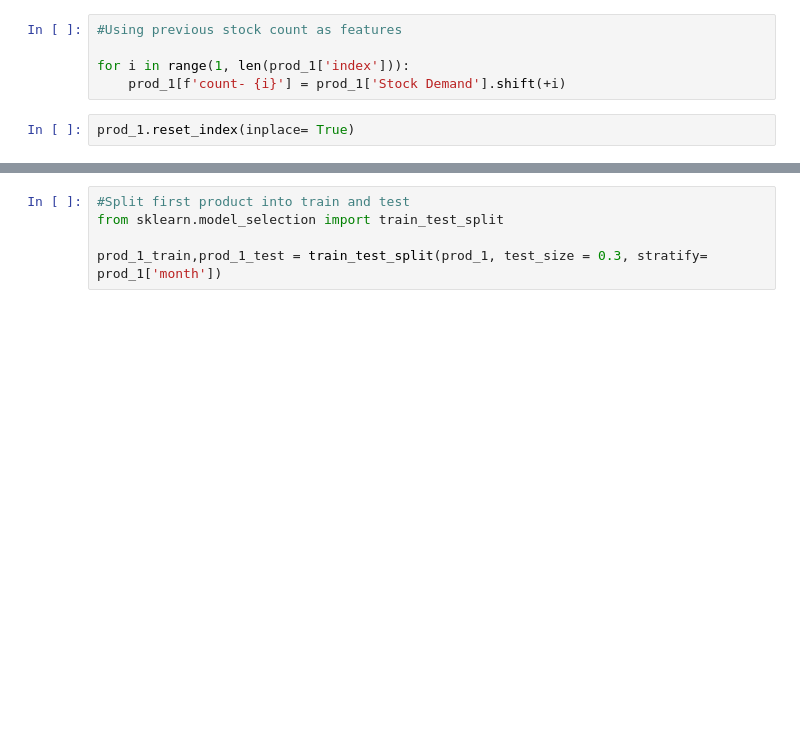
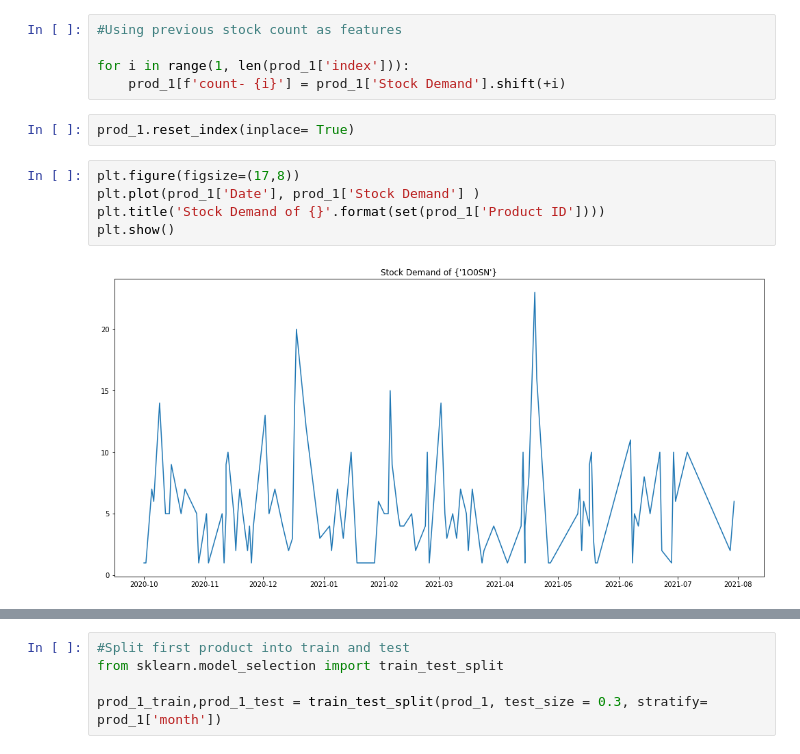
Before and after one commit to Ok3ks/Tabular_data, a Jupyter notebook: pharm.ipynb, the cells around one changed output, grey strips where cells are left out. Saved outputs shown, nothing was run; the diff lists cells and outputs as text; blank space fills up the shorter version.

```diff
--- a/pharm.ipynb
+++ b/pharm.ipynb
@@ -258,3 +258,10 @@ for i in range(1, len(prod_1['index'])):
     prod_1[f'count- {i}'] = prod_1['Stock Demand'].shift(+i)
 # %%
 prod_1.reset_index(inplace= True)
+# %%
+plt.figure(figsize=(17,8))
+plt.plot(prod_1['Date'], prod_1['Stock Demand'] )
+plt.title('Stock Demand of {}'.format(set(prod_1['Product ID'])))
+plt.show()
+# %% [output]
+[figure, added]
```
Also changed, not shown: parts of 8 cells of this notebook.
